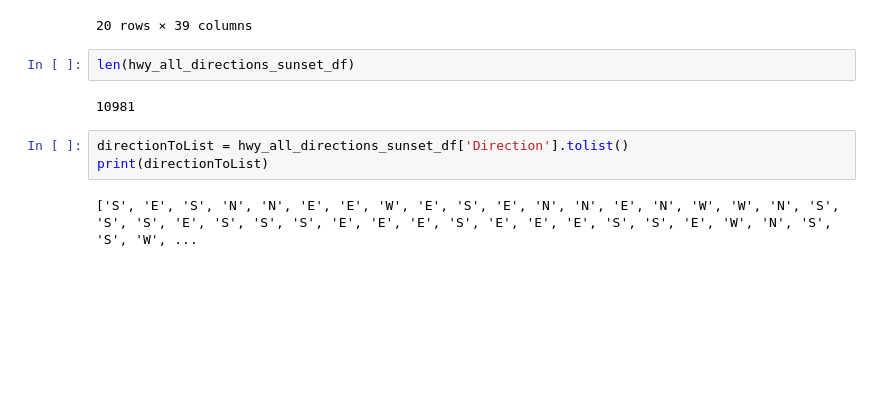
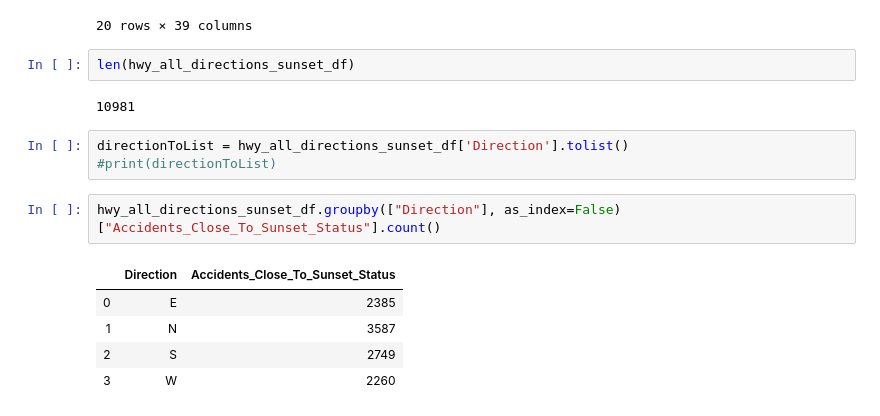
Before and after one commit to arundhatic/Project_1_sunsets, a Jupyter notebook: Arun/Sunset_all_directions.ipynb, the cells around one changed output. Cells and saved outputs as stored; diff of their text form; blank space fills up the shorter version.

Commit message:
group by direction for accidents close to sunset time

```diff
--- a/Arun/Sunset_all_directions.ipynb
+++ b/Arun/Sunset_all_directions.ipynb
@@ -401,6 +401,12 @@ len(hwy_all_directions_sunset_df)
 10981
 # %%
 directionToList = hwy_all_directions_sunset_df['Direction'].tolist()
-print(directionToList)
+#print(directionToList)
-# %% [output]
-['S', 'E', 'S', 'N', 'N', 'E', 'E', 'W', 'E', 'S', 'E', 'N', 'N', 'E', 'N', 'W', 'W', 'N', 'S', 'S', 'S', 'E', 'S', 'S', 'S', 'E', 'E', 'E', 'S', 'E', 'E', 'E', 'S', 'S', 'E', 'W', 'N', 'S', 'S', 'W', ...
+# %%
+hwy_all_directions_sunset_df.groupby(["Direction"], as_index=False)["Accidents_Close_To_Sunset_Status"].count()
+# %% [output]
+|  | Direction | Accidents_Close_To_Sunset_Status |
+| 0 | E | 2385 |
+| 1 | N | 3587 |
+| 2 | S | 2749 |
+| 3 | W | 2260 |
```
